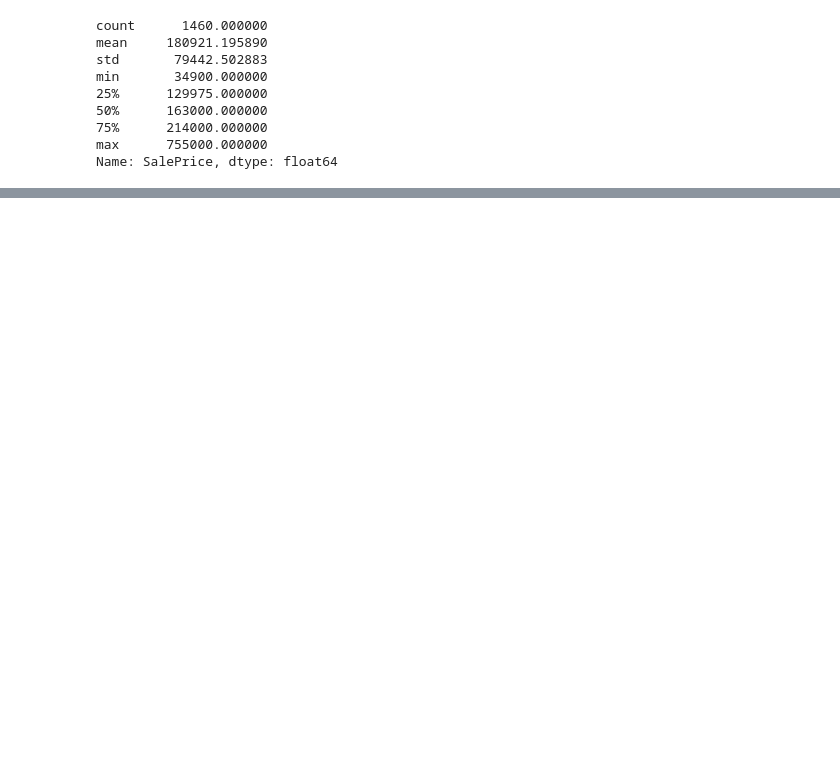
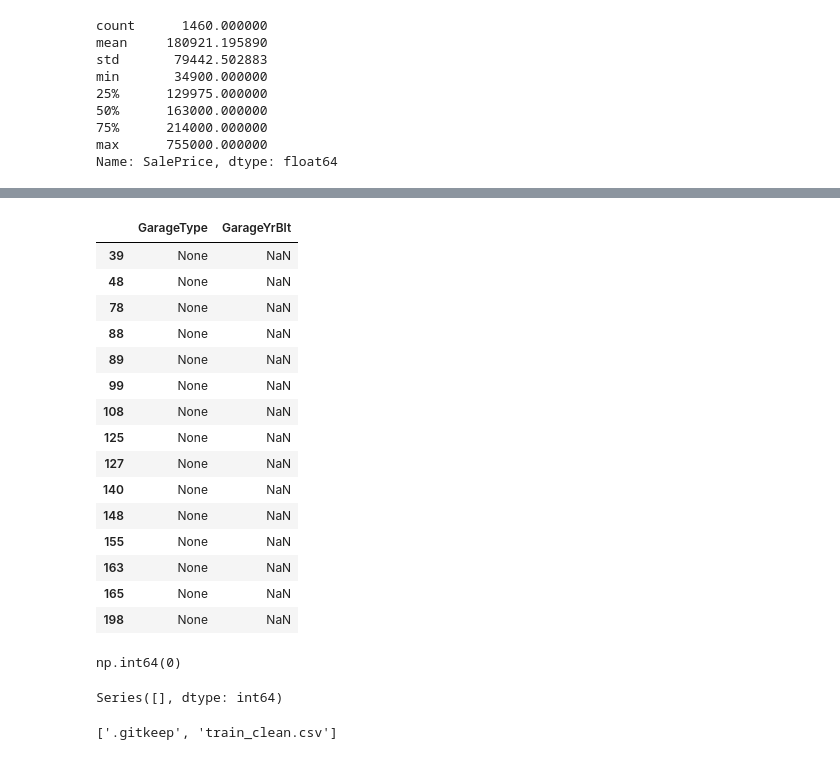
Before and after one commit to Vedansh1011/Smart-House-Price-Prediction, a Jupyter notebook: notebooks/01_data_understanding.ipynb, the cells around one changed output, grey strips where cells are left out. Cells and saved outputs as stored; diff of their text form; code cells hidden in the pictures; blank space fills up the shorter version.

```diff
--- a/notebooks/01_data_understanding.ipynb
+++ b/notebooks/01_data_understanding.ipynb
@@ -173,0 +361,8 @@ df["SalePrice"].hist()
+# %%
+df_clean["MasVnrType"] = df_clean["MasVnrType"].fillna("None")
+# %%
+df_clean["MasVnrArea"] = df_clean["MasVnrArea"].fillna(0)
+# %%
+df_clean["MasVnrType"] = df_clean["MasVnrType"].fillna("None")
+
+df_clean["MasVnrArea"] = df_clean["MasVnrArea"].fillna(0)
@@ -173,0 +375,19 @@ df["SalePrice"].hist()
+# %%
+df_clean[df_clean["GarageType"] == "None"][["GarageType", "GarageYrBlt"]].head(15)
+# %% [output]
+|  | GarageType | GarageYrBlt |
+| 39 | None | NaN |
+| 48 | None | NaN |
+| 78 | None | NaN |
+| 88 | None | NaN |
+| 89 | None | NaN |
+| 99 | None | NaN |
+| 108 | None | NaN |
+| 125 | None | NaN |
+| 127 | None | NaN |
+| 140 | None | NaN |
+| 148 | None | NaN |
+| 155 | None | NaN |
+| 163 | None | NaN |
+| 165 | None | NaN |
+| 198 | None | NaN |
@@ -173,0 +396,8 @@ df["SalePrice"].hist()
+# %%
+df_clean["GarageYrBlt"].isnull().sum()
+# %% [output]
+np.int64(0)
+# %%
+df_clean.isnull().sum()[df_clean.isnull().sum() > 0]
+# %% [output]
+Series([], dtype: int64)
@@ -173,0 +406,6 @@ df["SalePrice"].hist()
+# %%
+import os
+
+os.listdir("C:\\Users\\HP\\AI Projects\\Smart-House-Price-Prediction\\data\\processed")
+# %% [output]
+['.gitkeep', 'train_clean.csv']
```
Also changed, not shown: parts of 34 cells of this notebook, 2 other files.
